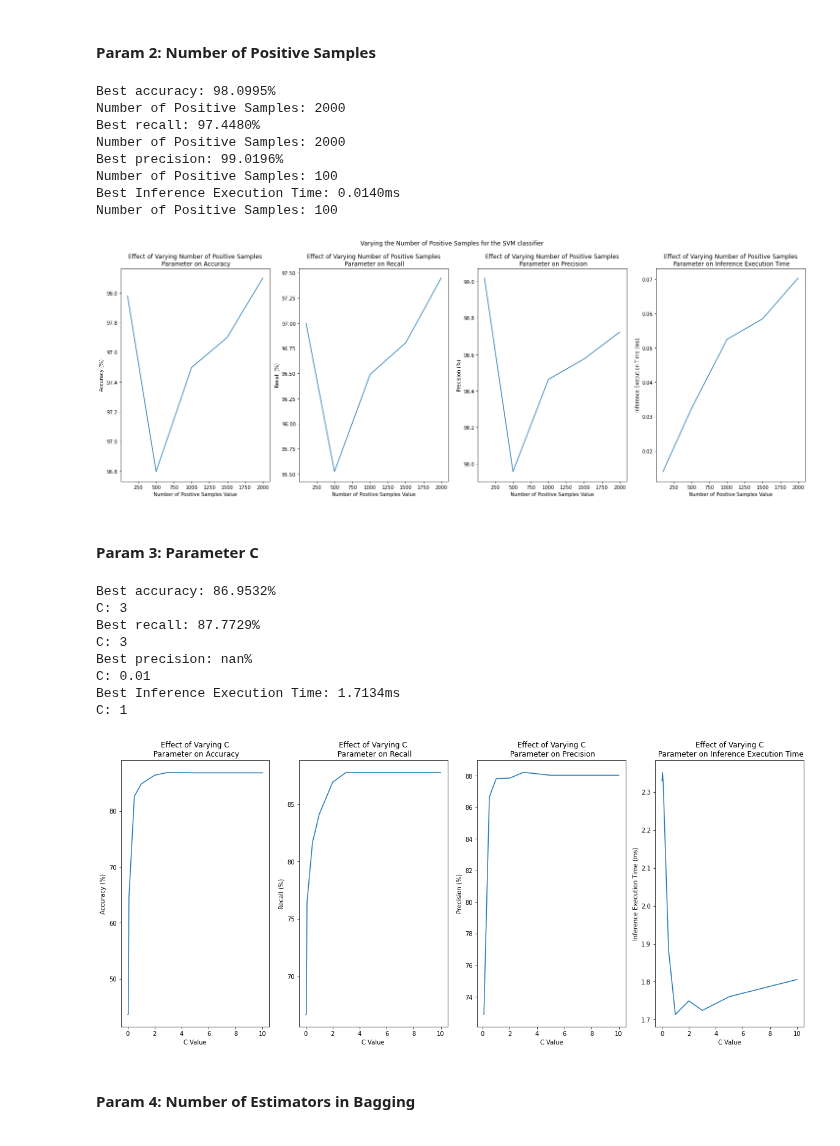
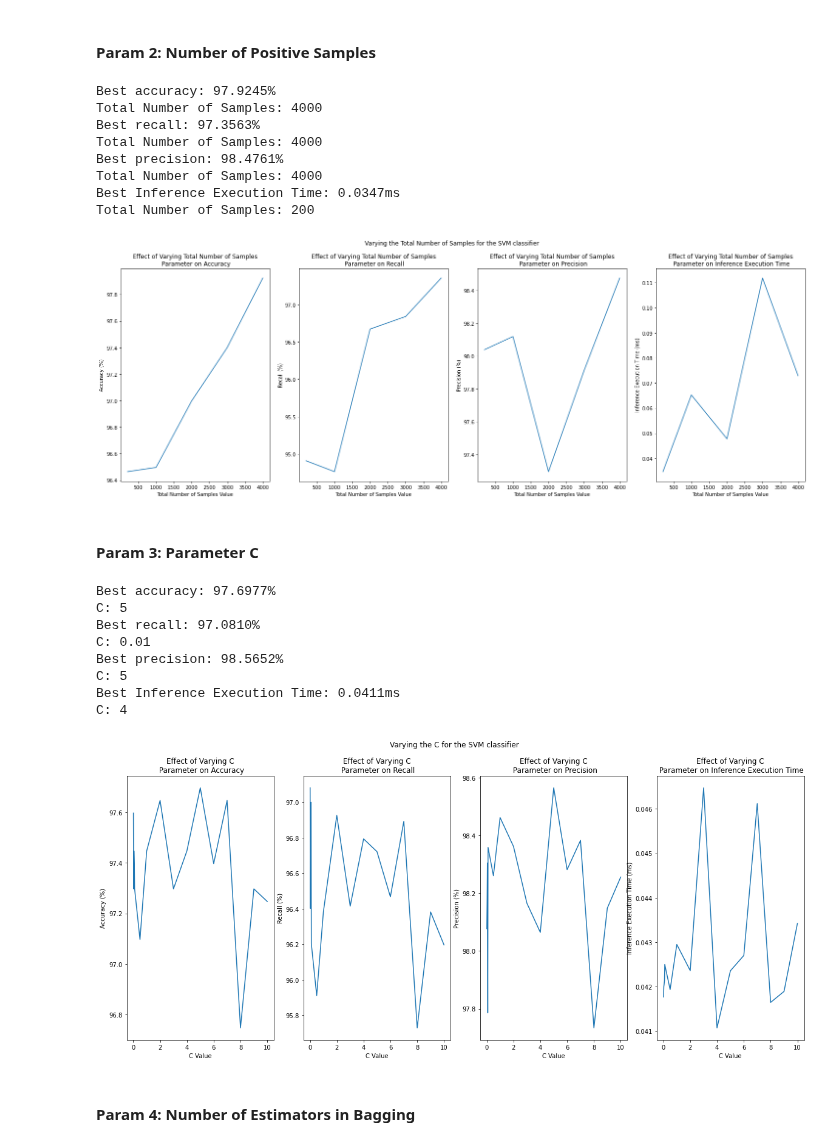
Before and after one commit to chrismartel/ECSE415-Project-G7, a Jupyter notebook: classification/classification.ipynb, the cells around one changed output. Cells and saved outputs as stored; diff of their text form; code cells hidden in the pictures.

```diff
--- a/classification/classification.ipynb
+++ b/classification/classification.ipynb
@@ -1290,13 +1303,14 @@ input_shape = (64,64)
 orientations = 9 # number of orientation bins
 pixels_per_cell = (16,16) # number of pixels per cell
 cells_per_block = (4,4) # number of cells per block
+compute_spatial_features = True
 
 # SVM parameters
 C = 3
 bagging = True
 n_estimators = 50
 
-train_and_save_model(path, positive_negative_ratio=positive_negative_ratio, min_intersection_ratio=min_intersection_ratio, number_of_positive_samples=number_of_positive_samples, input_shape=input_shape,orientations=orientations, pixels_per_cell=pixels_per_cell,cells_per_block=cells_per_block,C=C, bagging=bagging, n_estimators=n_estimators)
+train_and_save_model(path, positive_negative_ratio=positive_negative_ratio, min_intersection_ratio=min_intersection_ratio, number_of_positive_samples=number_of_positive_samples, input_shape=input_shape,orientations=orientations, pixels_per_cell=pixels_per_cell,cells_per_block=cells_per_block,C=C, bagging=bagging, n_estimators=n_estimators, compute_spatial_features=compute_spatial_features)
 # %% [output]
 SVC(C=3)
 # %% [markdown]
@@ -1309,13 +1323,14 @@ from random import shuffle
 # Dataset parameters
 positive_negative_ratio=1
 min_intersection_ratio = 0.8
-number_of_positive_samples = 2000
+number_of_positive_samples = 200
 
 # Preprocessing parameters
 input_shape = (64,64)
 orientations = 9 # number of orientation bins
 pixels_per_cell = (16,16) # number of pixels per cell
 cells_per_block = (4,4) # number of cells per block
+compute_spatial_features = compute_spatial_features
 
 # SVM parameters
 C = 10
@@ -1330,7 +1345,7 @@ if version == 'v1':
   sequences = build_dataset(positive_negative_ratio=positive_negative_ratio, min_intersection_ratio=min_intersection_ratio,  number_of_positive_samples=number_of_positive_samples)
 
   # Preprocess
-  features, labels = preprocess_sequences(sequences, input_shape, orientations, pixels_per_cell, cells_per_block)
+  features, labels = preprocess_sequences(sequences, input_shape, orientations, pixels_per_cell, cells_per_block, compute_spatial_features=compute_spatial_features)
 
 
   # Build Train set: sequences 0, 1 and 2
@@ -1425,7 +1436,7 @@ for i in range(5):
 
     pred = clf.predict(np.reshape(features[id],(1,-1)))
 
-    axes[i].set_title("Ground Truth: {true}, Prediction: {pred}".format(true=true_label, pred=pred))
+    axes[i].set_title("Ground Truth: {true}, Prediction: {pred}".format(true=true_label, pred=pred[0]))
     axes[i].set_xticks([]), axes[i].set_yticks([])
     axes[i].imshow(imgs[id])
     visited.append(id)
@@ -1451,7 +1462,7 @@ for i in range(5):
 
     pred = clf.predict(np.reshape(features[id],(1,-1)))
 
-    axes[i].set_title("Ground Truth: {true}, Prediction: {pred}".format(true=true_label, pred=pred))
+    axes[i].set_title("Ground Truth: {true}, Prediction: {pred}".format(true=true_label, pred=pred[0]))
     axes[i].set_xticks([]), axes[i].set_yticks([])
     axes[i].imshow(imgs[id])
     visited.append(id)
@@ -1596,7 +1607,7 @@ cells_per_block = (4,4) # number of cells per block
 bagging = False
 n_estimators = 1
 C = 1
-param_range = [100, 500, 1000, 1500, 2000]
+param_range = [200, 1000, 2000, 3000, 4000]
 
 # Random Forest params
 classifier_type = 'svm'
@@ -1621,7 +1632,7 @@ for i, number_of_positive_samples in enumerate(param_range):
   # V2
 
   # Build Dataset
-  imgs, labels = build_dataset_v2(positive_negative_ratio=positive_negative_ratio, number_of_positive_samples=number_of_positive_samples, resize_shape=input_shape)
+  imgs, labels = build_dataset_v2(positive_negative_ratio=positive_negative_ratio, number_of_positive_samples=int(number_of_positive_samples/2), resize_shape=input_shape)
 
   # Preprocess
   features = preprocess_images_v2(imgs, orientations, pixels_per_cell, cells_per_block)
@@ -1643,7 +1654,7 @@ for i, number_of_positive_samples in enumerate(param_range):
 
 
 # Display
-param_name = "Number of Positive Samples"
+param_name = "Total Number of Samples"
 
 fig, axes = plt.subplots(1,4)
 fig.set_figheight(8)
@@ -1680,15 +1691,15 @@ print("Best Inference Execution Time: {exec:.4f}ms\n{param_name}: {param}".forma
 
 plt.show()
 # %% [output]
-Best accuracy: 98.0995%
-Number of Positive Samples: 2000
-Best recall: 97.4480%
-Number of Positive Samples: 2000
-Best precision: 99.0196%
-Number of Positive Samples: 100
-Best Inference Execution Time: 0.0140ms
-Number of Positive Samples: 100
+Best accuracy: 97.9245%
+Total Number of Samples: 4000
+Best recall: 97.3563%
+Total Number of Samples: 4000
+Best precision: 98.4761%
+Total Number of Samples: 4000
+Best Inference Execution Time: 0.0347ms
+Total Number of Samples: 200
-[figure, old version]
+[figure, new version]
 # %% [markdown]
 #### Param 3: Parameter C
 # %%
@@ -1711,7 +1722,7 @@ cells_per_block = (4,4) # number of cells per block
 bagging = False
 n_estimators = 1
 # C = 10
-param_range = [0.01, 0.05, 0.1, 0.5, 1, 2, 3, 5, 10]
+param_range = [0.01, 0.03,0.05, 0.08, 0.1, 0.5, 1, 2, 3, 4, 5, 6,7,8,9, 10]
 
 # Random Forest params
 classifier_type = 'svm'
@@ -1765,41 +1776,41 @@ fig.suptitle('Varying the {param_name} for the SVM classifier'.format(param_name
 axes[0].plot(param_range,accuracies)
 axes[0].set_title("Effect of Varying {param_name}\n Parameter on Accuracy".format(param_name=param_name))
 axes[0].set_xlabel("{param_name} Value".format(param_name=param_name))
 axes[0].set_ylabel("Accuracy (%)")
 print("Best accuracy: {acc:.4f}%\n{param_name}: {param}".format(acc=np.max(accuracies), param=param_range[np.argmax(accuracies)], param_name=param_name))
 
 # Plot Recall
 axes[1].plot(param_range,recalls)
 axes[1].set_title("Effect of Varying {param_name}\n Parameter on Recall".format(param_name=param_name))
 axes[1].set_xlabel("{param_name} Value".format(param_name=param_name))
 axes[1].set_ylabel("Recall (%)")
 print("Best recall: {rec:.4f}%\n{param_name}: {param}".format(rec=np.max(recalls), param=param_range[np.argmax(recalls)],param_name=param_name))
 
 # Plot Precision
 axes[2].plot(param_range,precisions)
 axes[2].set_title("Effect of Varying {param_name}\n Parameter on Precision".format(param_name=param_name))
 axes[2].set_xlabel("{param_name} Value".format(param_name=param_name))
 axes[2].set_ylabel("Precision (%)")
 print("Best precision: {prec:.4f}%\n{param_name}: {param}".format(prec=np.max(precisions), param=param_range[np.argmax(precisions)], param_name=param_name))
 
 # Plot Inference Execution Time
 axes[3].plot(param_range,inference_exec_times*1000)
 axes[3].set_title("Effect of Varying {param_name}\n Parameter on Inference Execution Time".format(param_name=param_name))
 axes[3].set_xlabel("{param_name} Value".format(param_name=param_name))
 axes[3].set_ylabel("Inference Execution Time (ms)")
 print("Best Inference Execution Time: {exec:.4f}ms\n{param_name}: {param}".format(exec=1000*np.min(inference_exec_times), param=param_range[np.argmin(inference_exec_times)], param_name=param_name))
 
 plt.show()
 # %% [output]
-Best accuracy: 86.9532%
-C: 3
-Best recall: 87.7729%
-C: 3
-Best precision: nan%
+Best accuracy: 97.6977%
+C: 5
+Best recall: 97.0810%
 C: 0.01
-Best Inference Execution Time: 1.7134ms
-C: 1
+Best precision: 98.5652%
+C: 5
+Best Inference Execution Time: 0.0411ms
+C: 4
-[figure, old version]
+[figure, new version]
 # %% [markdown]
 #### Param 4: Number of Estimators in Bagging
 # %%
```
Also changed, not shown: parts of 19 cells of this notebook.
